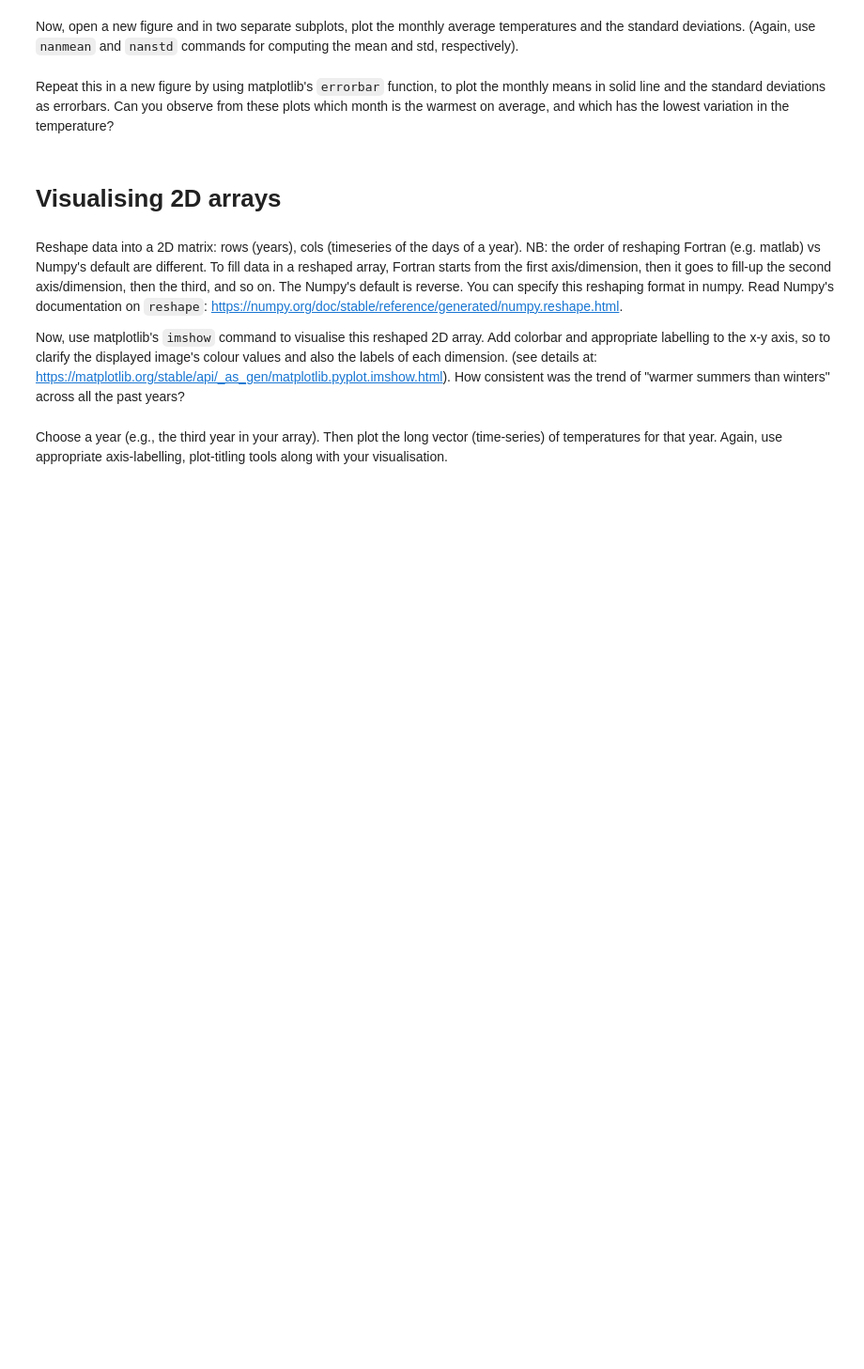
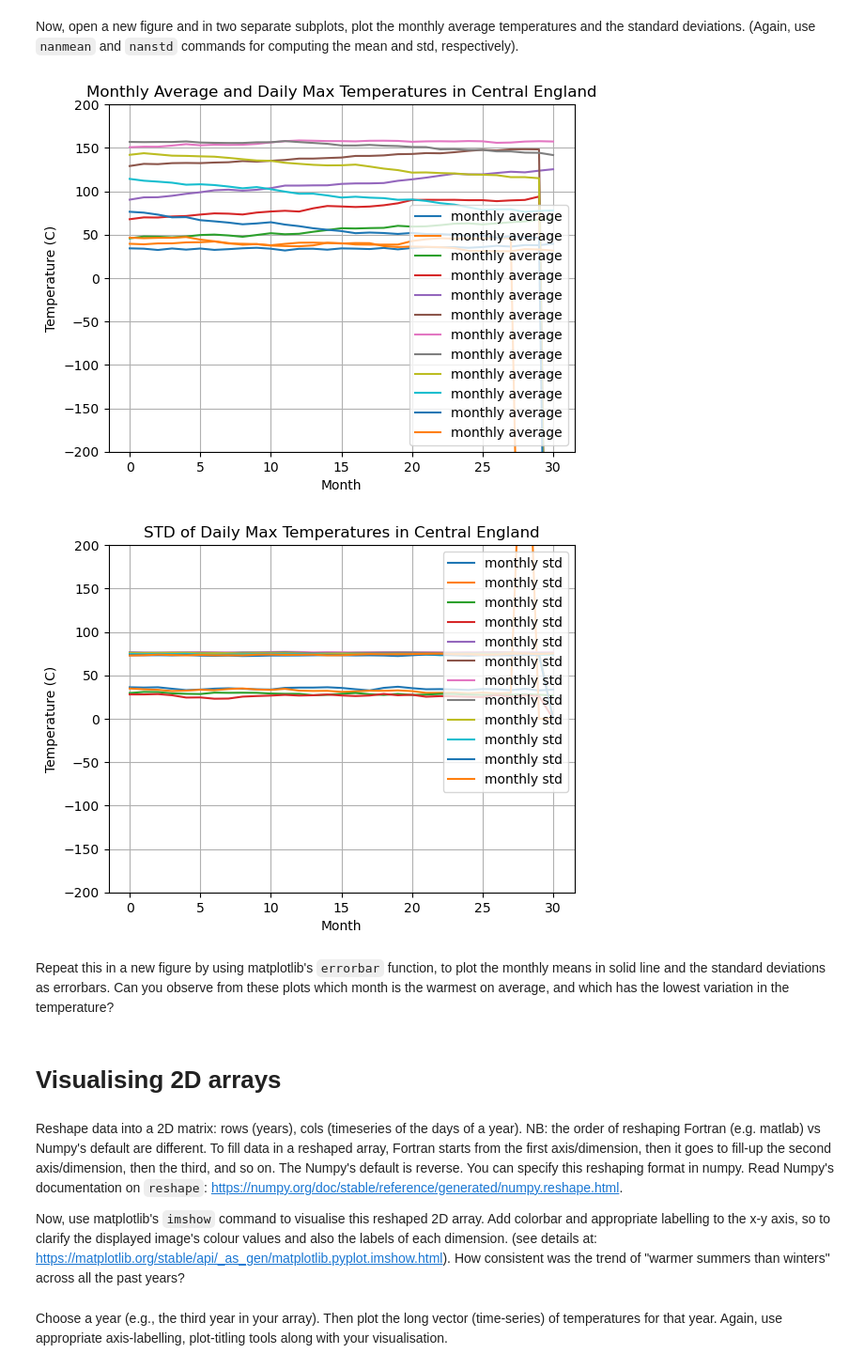
Before and after one commit to Hongze200532/Data-Science, a Jupyter notebook: Data Science_Week1/w1_lab2.ipynb, the cells around one changed output. Shown at 94% size. Drawn from its saved outputs; the diff is of its cells as text; code cells hidden in the pictures; blank space fills up the shorter version.

````diff
--- a/Data Science_Week1/w1_lab2.ipynb
+++ b/Data Science_Week1/w1_lab2.ipynb
@@ -47,8 +103,32 @@
 Now, open a new figure and in two separate subplots, plot the monthly average temperatures and the standard deviations. (Again, use ```nanmean``` and ```nanstd``` commands for computing the mean and std, respectively).
 # %%
 # Compute mean and STD using omitnan option
-
+monthly_mean = np.nanmean(temp_3D,axis=0)
+monthly_std  = np.nanstd(temp_3D,axis=0)
 # plot Mean and STD separately
+# Monthly_mean Fig.1
+plt.figure()
+plt.plot(monthly_mean,'-',label='monthly average')
+plt.xlabel('Month')
+plt.ylabel('Temperature (C)')
+plt.ylim(-200,200)
+plt.title('Monthly Average and Daily Max Temperatures in Central England')
+plt.legend()
+plt.grid()
+plt.show()
+# Monthly_std Fig.2
+plt.figure()
+plt.plot(monthly_std,'-',label='monthly std')
+plt.xlabel('Month')
+plt.ylabel('Temperature (C)')
+plt.ylim(-200,200)
+plt.title('STD of Daily Max Temperatures in Central England')
+plt.legend()
+plt.grid()
+plt.show()
+# %% [output]
+[figure, added]
+[figure, added]
 # %% [markdown]
 Repeat this in a new figure by using matplotlib's ```errorbar``` function, to plot the monthly means in solid line and the standard deviations as errorbars. Can you observe from these plots which month is the warmest on average, and which has the lowest variation in the temperature?
 # %%
````
Also changed, not shown: parts of 6 cells of this notebook, 1 other file.
